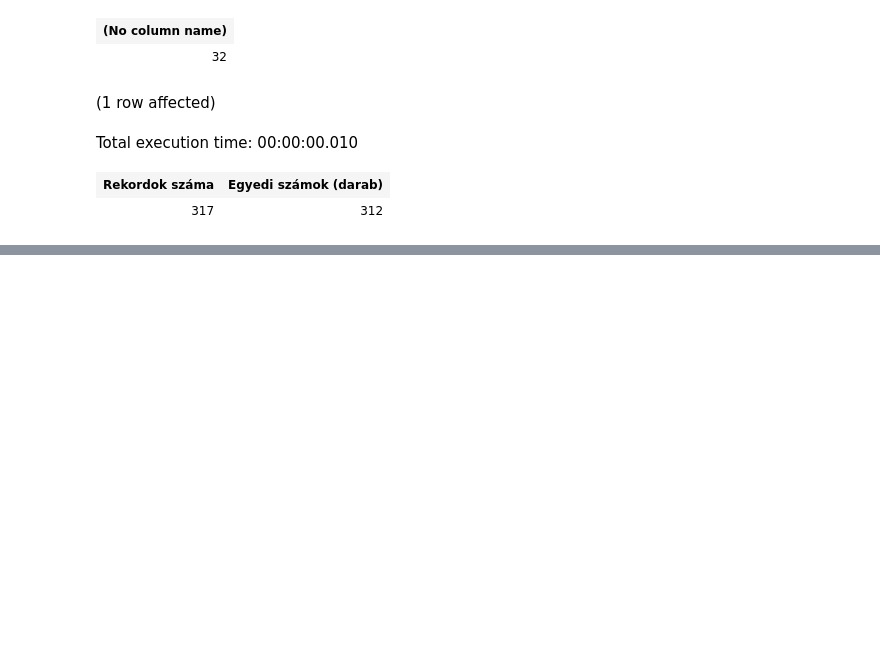
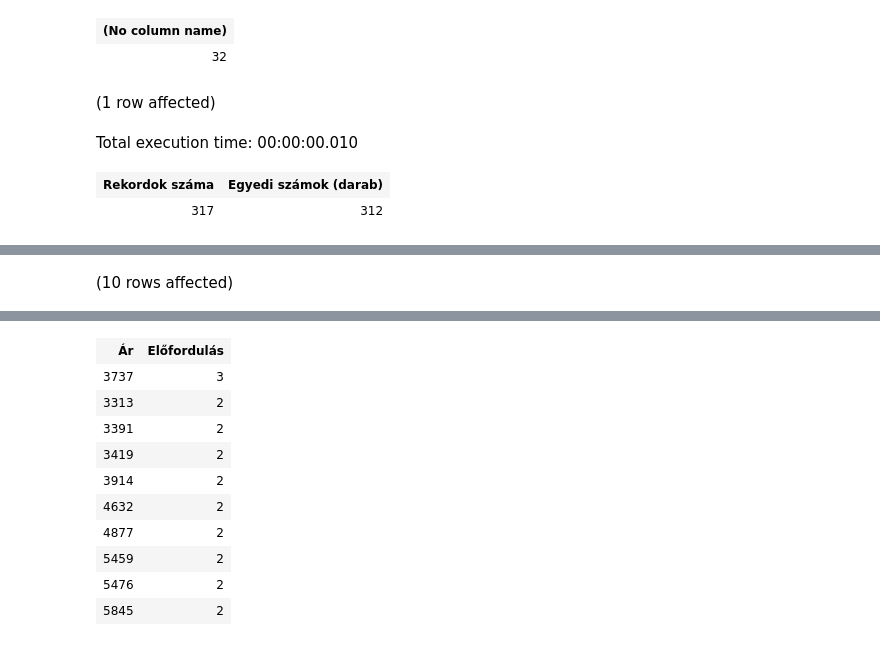
Before and after one commit to marinatoth/db_sql, a Jupyter notebook: hazi_adatprofilozas.ipynb, the cells around one changed output, grey strips where cells are left out. Cells and saved outputs as stored; diff of their text form; code cells hidden in the pictures; blank space fills up the shorter version.

Commit message:
nettoar

```diff
--- a/hazi_adatprofilozas.ipynb
+++ b/hazi_adatprofilozas.ipynb
@@ -195,0 +209,10 @@ Total execution time: 00:00:00.010
+# %%
+SELECT TOP 10
+    nettoar as 'Ár',
+    COUNT(*) as 'Előfordulás'
+FROM dvd
+WHERE nettoar IS NOT NULL
+GROUP BY nettoar
+ORDER BY COUNT(*) DESC
+# %% [output]
+(10 rows affected)
@@ -195,0 +220,11 @@ Total execution time: 00:00:00.010
+| Ár | Előfordulás |
+| 3737 | 3 |
+| 3313 | 2 |
+| 3391 | 2 |
+| 3419 | 2 |
+| 3914 | 2 |
+| 4632 | 2 |
+| 4877 | 2 |
+| 5459 | 2 |
+| 5476 | 2 |
+| 5845 | 2 |
```
Also changed, not shown: parts of 4 cells of this notebook.
